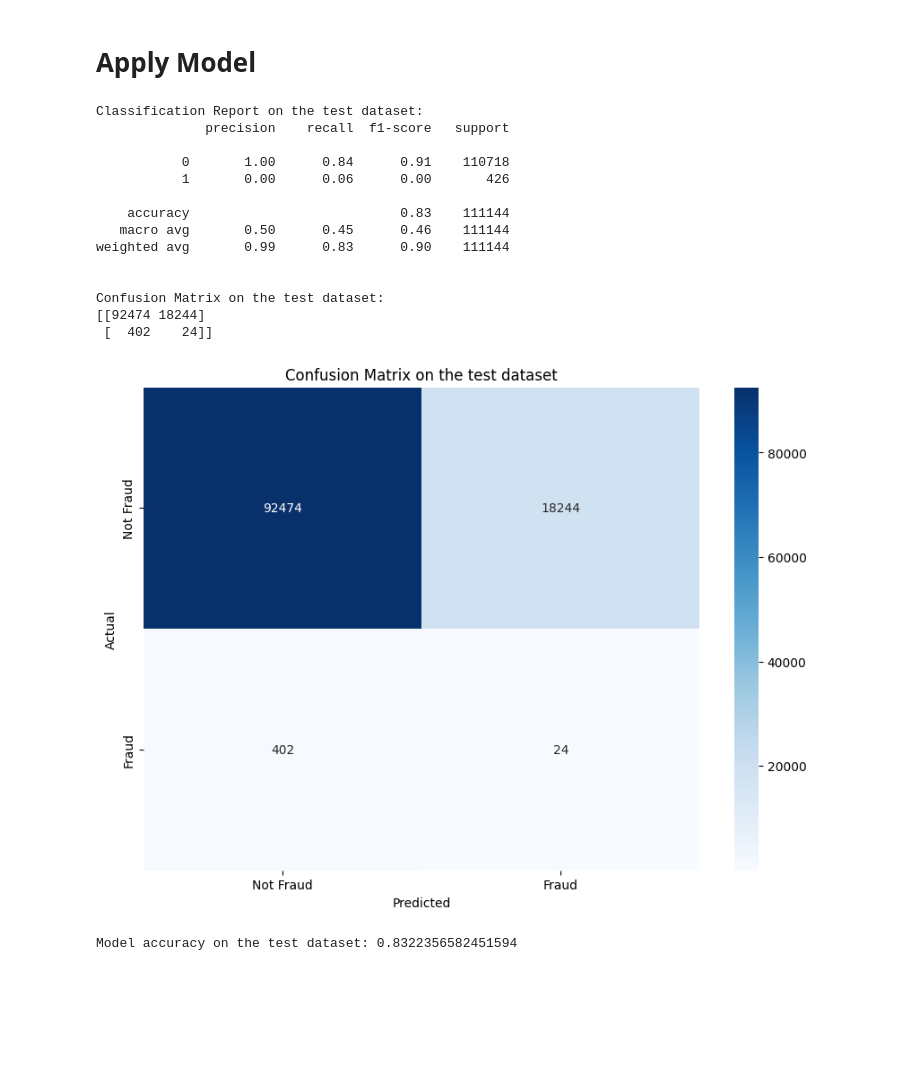
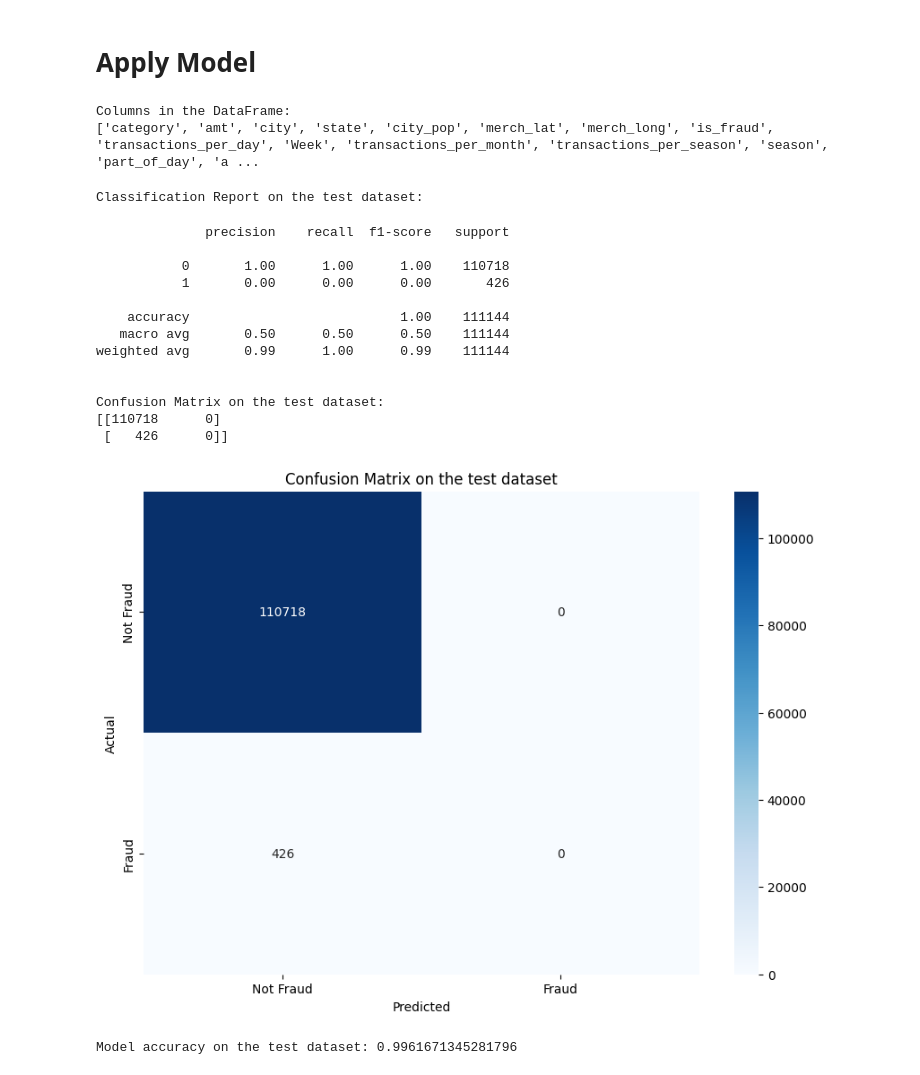
Before and after one commit to SSIN0045/TechnologyInnovationProject, a Jupyter notebook: test_model.ipynb, the cells around one changed output. Cells and saved outputs as stored; diff of their text form; code cells hidden in the pictures; blank space fills up the shorter version.

```diff
--- a/test_model.ipynb
+++ b/test_model.ipynb
@@ -277,3 +309,4 @@ def season(date):
     else:
         return 'Summer'
 df['transactions_per_season'] = df.groupby(['cc_num', df['trans_date'].apply(season)])['trans_date'].transform('count')
+df['season'] = df['trans_date'].apply(season)
@@ -438,4 +544,3 @@ df['merchant'] = label_encoder.fit_transform(df['merchant'])
 df['category'] = label_encoder.fit_transform(df['category'])
 df['city'] = label_encoder.fit_transform(df['city'])
 df['state'] = label_encoder.fit_transform(df['state'])
-df['pop_cat'] = label_encoder.fit_transform(df['pop_cat'])
@@ -442,77 +674,86 @@ df['pop_cat'] = label_encoder.fit_transform(df['pop_cat'])
 # %% [markdown]
 # Apply Model
-# %%
-# Drop irrelevant or personally identifiable information (PII) columns
-df = df.drop(columns=["first", "last", "street", "trans_num", "dob", "trans_date", "trans_time", "job"])
-
-# Apply the mapping to convert 'gender' column to numerical values
-df['gender'] = df['gender'].map({'M': 1, 'F': 0})
+# %%
+# Print the list of all column names in the DataFrame
+print("Columns in the DataFrame:")
+print(df.columns.tolist())
+# %% [output]
+Columns in the DataFrame:
+['category', 'amt', 'city', 'state', 'city_pop', 'merch_lat', 'merch_long', 'is_fraud', 'transactions_per_day', 'Week', 'transactions_per_month', 'transactions_per_season', 'season', 'part_of_day', 'a ...
 # %%
-import joblib
 import pandas as pd
+from sklearn.preprocessing import LabelEncoder
+from sklearn.model_selection import train_test_split
 from sklearn.metrics import accuracy_score, classification_report, confusion_matrix
 import seaborn as sns
 import matplotlib.pyplot as plt
-from sklearn.model_selection import train_test_split
-from sklearn.preprocessing import StandardScaler
+import joblib
+
+# Function to encode categorical features
+def encode_categorical_features(df, categorical_cols):
+    label_encoders = {}
+    for col in categorical_cols:
+        le = LabelEncoder()
+        df[col] = le.fit_transform(df[col].astype(str))  # Ensure the column is treated as string
+        label_encoders[col] = le
+    return df, label_encoders
+
+# Define categorical columns
+categorical_cols = ['season']  # Add other categorical columns if needed
+
+# Encode categorical features in the DataFrame
+df, label_encoders = encode_categorical_features(df, categorical_cols)
 
 # Step 1: Split the balanced data into features (X) and target (y)
 X = df.drop(columns=['is_fraud'])
 y = df['is_fraud']
 
-
 # Step 2: Split the data into training and testing sets
 X_train, X_test, y_train, y_test = train_test_split(X, y, test_size=0.2, random_state=42)
 
-# Step 6: Scale the data
-scaler = StandardScaler()
-X_train_scaled = scaler.fit_transform(X_train)
-X_test_scaled = scaler.transform(X_test)
+# Load the previously saved model
+best_xgb = joblib.load('Main_model.joblib')  # Replace with your actual model filename
 
-
-# Load the previously saved model
-best_xgb = joblib.load('best_xgb_model.joblib')  # Replace with your actual model filename
-
-# Step 4: Make predictions on the scaled test data
+# Step 3: Make predictions on the test data
 y_pred = best_xgb.predict(X_test)
 
 # Print the classification report
 print("Classification Report on the test dataset:")
 print(classification_report(y_test, y_pred))
 
 # Calculate and print the confusion matrix
 conf_matrix = confusion_matrix(y_test, y_pred)
 print("\nConfusion Matrix on the test dataset:")
 print(conf_matrix)
 
 # Plot the confusion matrix
 plt.figure(figsize=(10, 7))
 sns.heatmap(conf_matrix, annot=True, fmt='d', cmap='Blues', xticklabels=['Not Fraud', 'Fraud'], yticklabels=['Not Fraud', 'Fraud'])
 plt.xlabel('Predicted')
 plt.ylabel('Actual')
 plt.title('Confusion Matrix on the test dataset')
 plt.show()
 
 # Print the accuracy of the model on the test dataset
 accuracy = accuracy_score(y_test, y_pred)
 print("\nModel accuracy on the test dataset:", accuracy)
 # %% [output]
 Classification Report on the test dataset:
-              precision    recall  f1-score   support
-
-           0       1.00      0.84      0.91    110718
-           1       0.00      0.06      0.00       426
-
-    accuracy                           0.83    111144
-   macro avg       0.50      0.45      0.46    111144
-weighted avg       0.99      0.83      0.90    111144
-
-
-Confusion Matrix on the test dataset:
-[[92474 18244]
- [  402    24]]
+              precision    recall  f1-score   support
+
+           0       1.00      1.00      1.00    110718
+           1       0.00      0.00      0.00       426
+
+    accuracy                           1.00    111144
+   macro avg       0.50      0.50      0.50    111144
+weighted avg       0.99      1.00      0.99    111144
+
+
+Confusion Matrix on the test dataset:
+[[110718      0]
+ [   426      0]]
-[figure, old version]
+[figure, new version]
-Model accuracy on the test dataset: 0.8322356582451594
+Model accuracy on the test dataset: 0.9961671345281796
 # %%
 from sklearn.metrics import accuracy_score, classification_report, confusion_matrix, roc_auc_score, roc_curve
 
```
Also changed, not shown: parts of 10 cells of this notebook, 9 other files.
